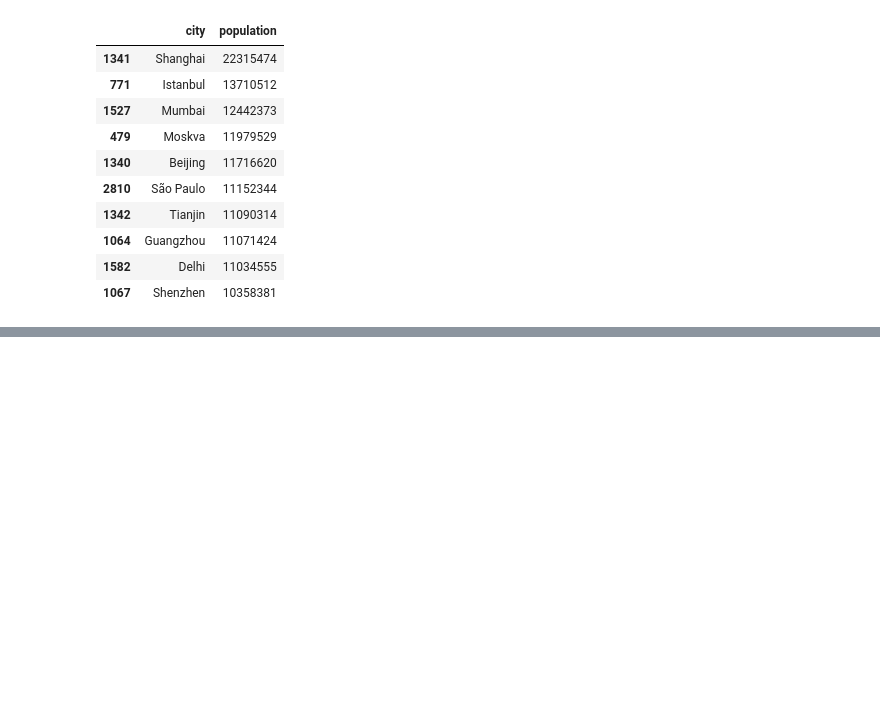
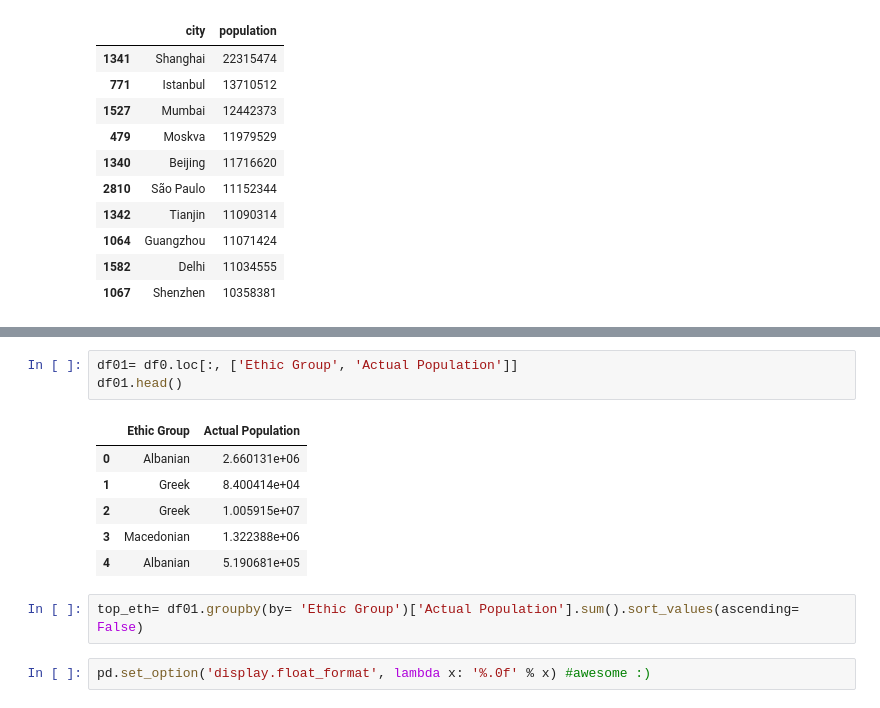
Before and after one commit to andyogah/data_wrangling_xml, a Jupyter notebook: data_wrangling_xml.ipynb, the cells around one changed output, grey strips where cells are left out. Drawn from its saved outputs; the diff is of its cells as text; blank space fills up the shorter version.

```diff
--- a/data_wrangling_xml.ipynb
+++ b/data_wrangling_xml.ipynb
@@ -98,0 +162,14 @@ lowest.head(10)
+# %%
+df01= df0.loc[:, ['Ethic Group', 'Actual Population']]
+df01.head()
+# %% [output]
+|  | Ethic Group | Actual Population |
+| 0 | Albanian | 2.660131e+06 |
+| 1 | Greek | 8.400414e+04 |
+| 2 | Greek | 1.005915e+07 |
+| 3 | Macedonian | 1.322388e+06 |
+| 4 | Albanian | 5.190681e+05 |
+# %%
+top_eth= df01.groupby(by= 'Ethic Group')['Actual Population'].sum().sort_values(ascending= False)
+# %%
+pd.set_option('display.float_format', lambda x: '%.0f' % x) #awesome :)
```
Also changed, not shown: parts of 41 cells of this notebook.
